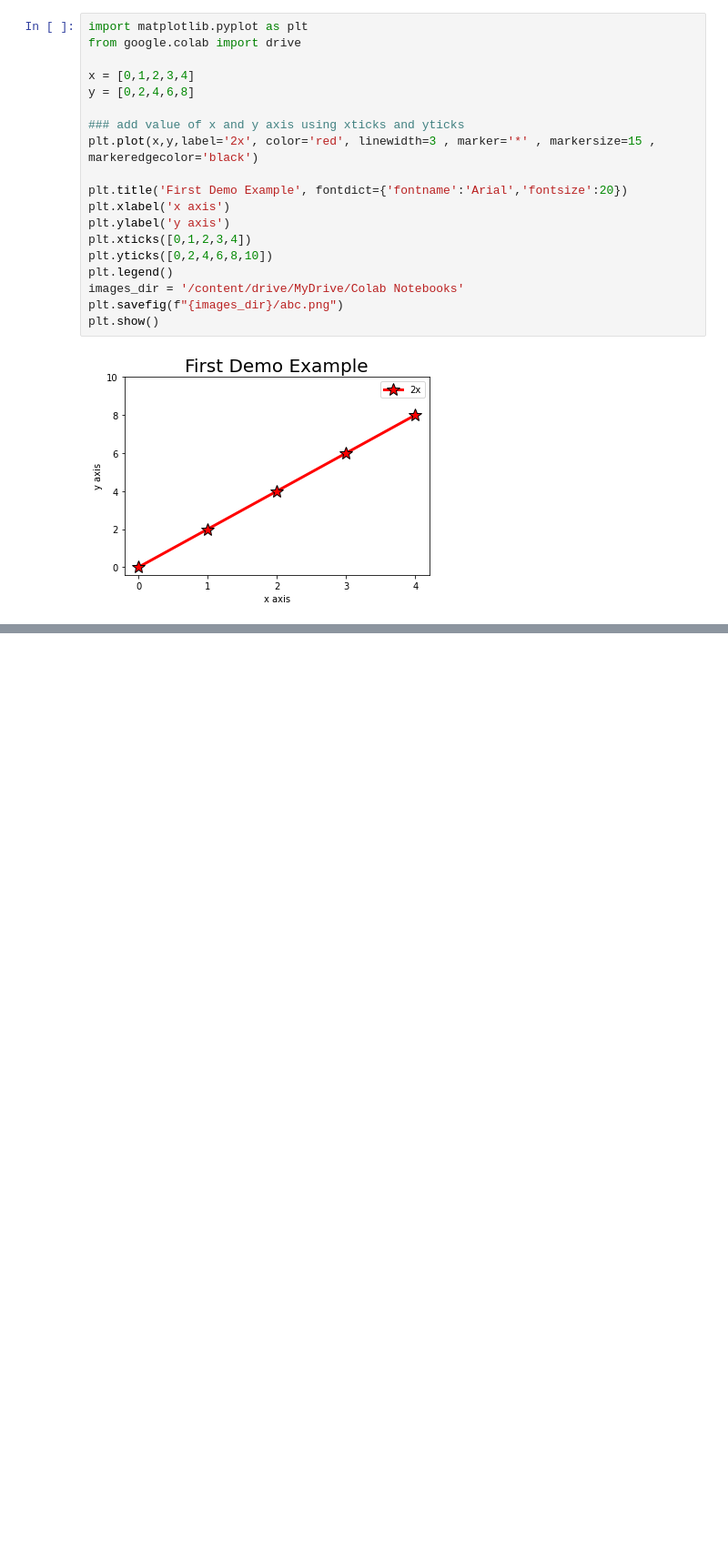
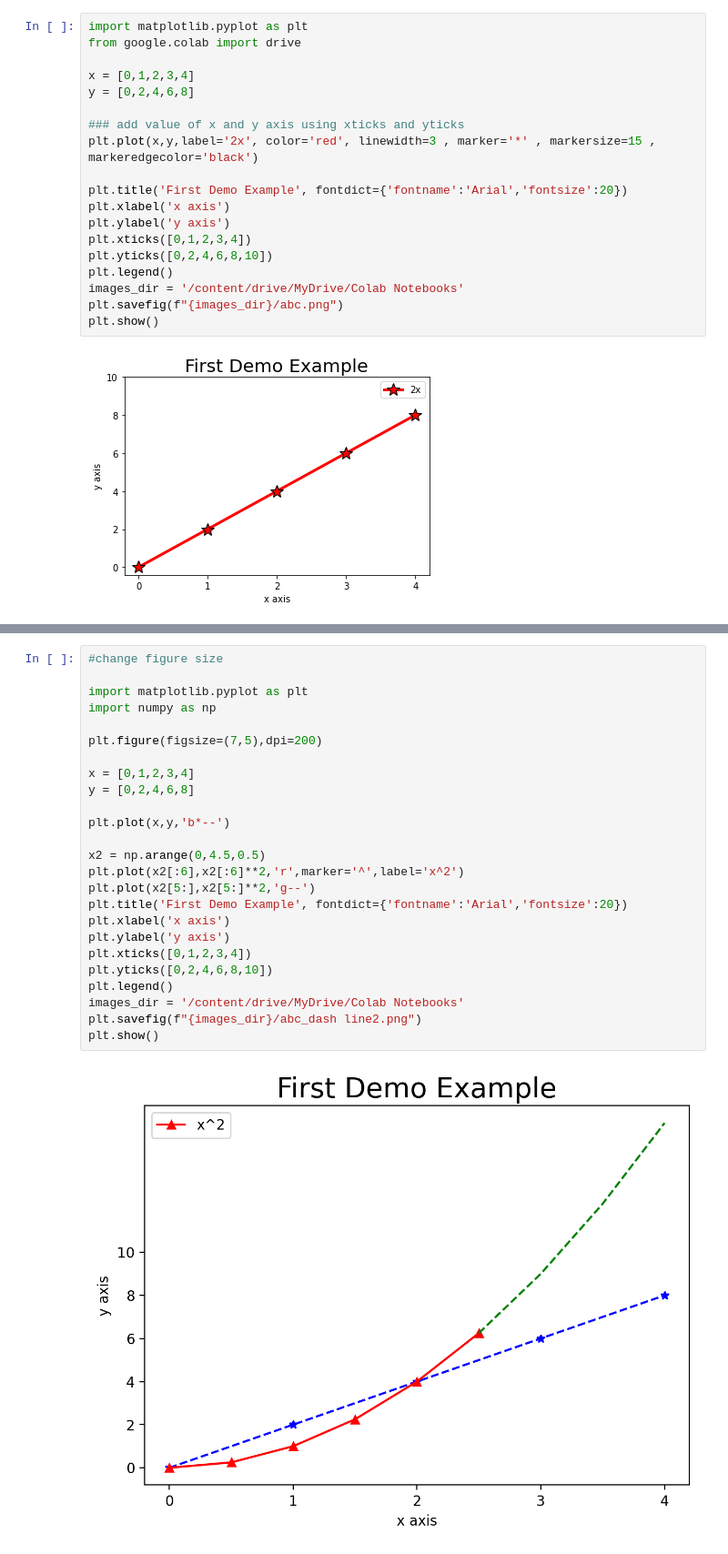
Before and after one commit to manavshah123/Data-Science-and-machine-learning, a Jupyter notebook: matploatlib_classnote.ipynb, the cells around one changed output, grey strips where cells are left out. Shown at 91% size. Drawn from its saved outputs; the diff is of its cells as text; blank space fills up the shorter version.

```diff
--- a/matploatlib_classnote.ipynb
+++ b/matploatlib_classnote.ipynb
@@ -90,0 +114,27 @@ plt.show()
+# %%
+#change figure size
+
+import matplotlib.pyplot as plt
+import numpy as np
+
+plt.figure(figsize=(7,5),dpi=200)
+
+x = [0,1,2,3,4]
+y = [0,2,4,6,8]
+
+plt.plot(x,y,'b*--')
+
+x2 = np.arange(0,4.5,0.5)
+plt.plot(x2[:6],x2[:6]**2,'r',marker='^',label='x^2')
+plt.plot(x2[5:],x2[5:]**2,'g--')
+plt.title('First Demo Example', fontdict={'fontname':'Arial','fontsize':20})
+plt.xlabel('x axis')
+plt.ylabel('y axis')
+plt.xticks([0,1,2,3,4])
+plt.yticks([0,2,4,6,8,10])
+plt.legend()
+images_dir = '/content/drive/MyDrive/Colab Notebooks'
+plt.savefig(f"{images_dir}/abc_dash line2.png")
+plt.show()
+# %% [output]
+[figure, added]
```
Also changed, not shown: parts of 1 cell of this notebook.
